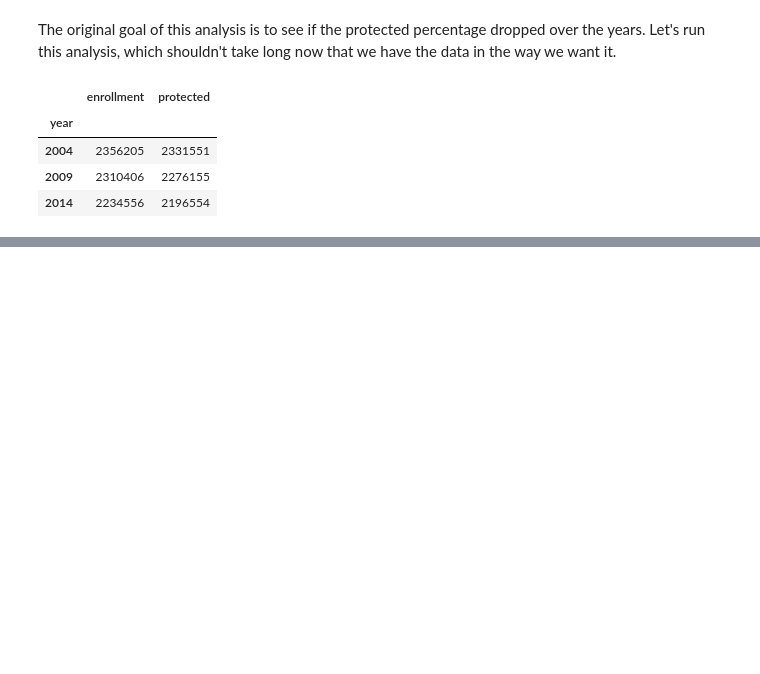
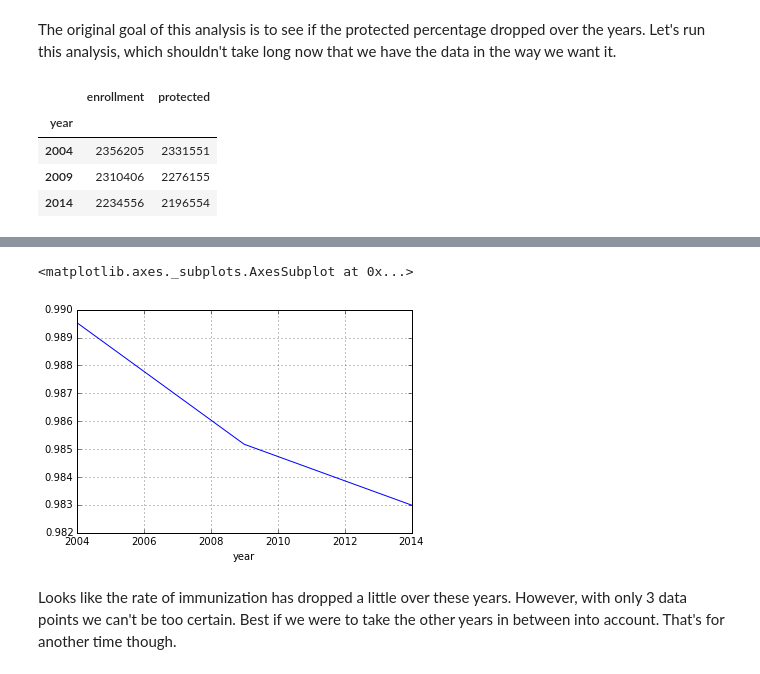
Before and after one commit to jakechen/data_cleansing_tutorial, a Jupyter notebook: notebooks/master_notebook.ipynb, the cells around one changed output, grey strips where cells are left out. Saved outputs shown, nothing was run; the diff lists cells and outputs as text; code cells hidden in the pictures; blank space fills up the shorter version.

```diff
--- a/notebooks/master_notebook.ipynb
+++ b/notebooks/master_notebook.ipynb
@@ -459,0 +458,3 @@ RuntimeError: Python is not installed as a framework. The Mac OS X backend will
+# %%
+df_year['prot_perc'] = df_year['protected']/df_year['enrollment']
+df_year.head()
@@ -459,0 +467,8 @@ RuntimeError: Python is not installed as a framework. The Mac OS X backend will
+# %%
+%matplotlib inline
+df_year.prot_perc.plot()
+# %% [output]
+<matplotlib.axes._subplots.AxesSubplot at 0x...>
+[figure, added]
+# %% [markdown]
+Looks like the rate of immunization has dropped a little over these years. However, with only 3 data points we can't be too certain. Best if we were to take the other years in between into account. That's for another time though.
```
Also changed, not shown: parts of 9 cells of this notebook.
